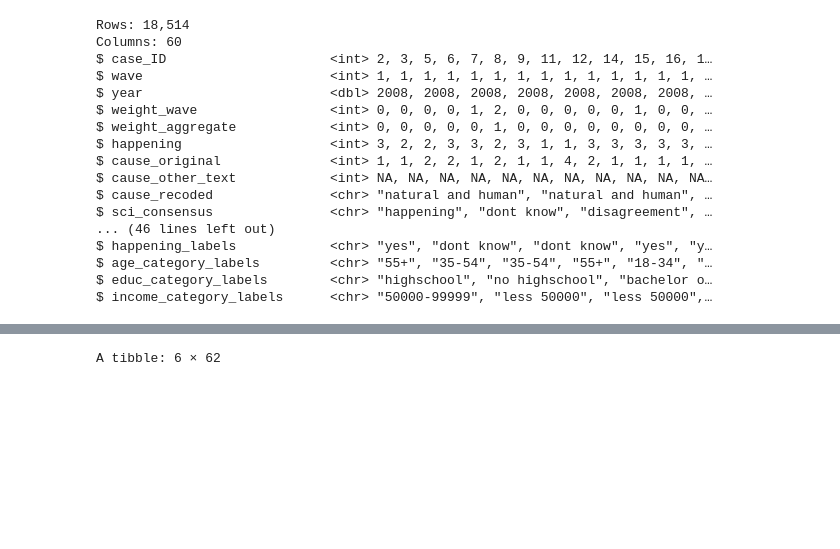
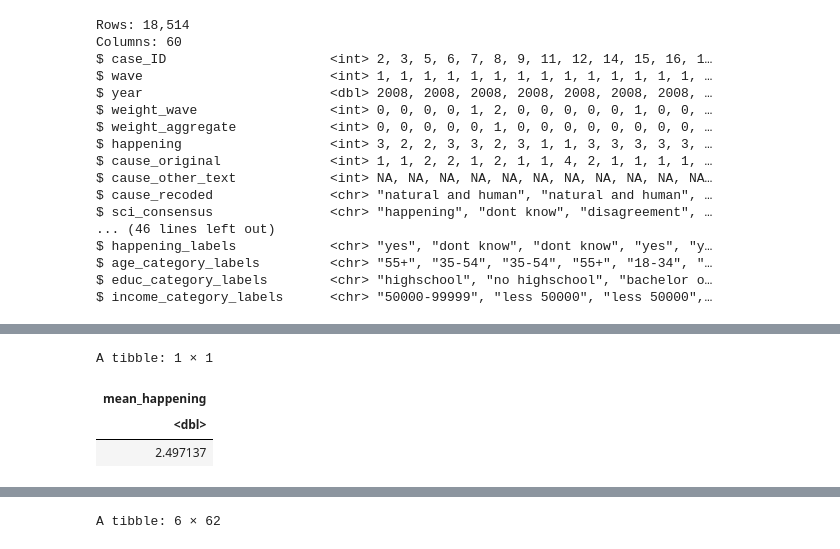
Before and after one commit to ksokratous/r-seminar, a Jupyter notebook: notebooks/wpa4.ipynb, the cells around one changed output, grey strips where cells are left out. Saved outputs shown, nothing was run; the diff lists cells and outputs as text; code cells hidden in the pictures; blank space fills up the shorter version.

```diff
--- a/notebooks/wpa4.ipynb
+++ b/notebooks/wpa4.ipynb
@@ -360,3 +350,11 @@ A tibble: 1 × 11
+# %%
+summarise(survey_data,
+          mean_happening = mean(happening))
+# %% [output]
+A tibble: 1 × 1
+| mean_happening |
+| <dbl> |
+| 2.497137 |
 # %%
 # get summary statistics per group
 grouped_data = group_by(survey_data, year)
```
Also changed, not shown: parts of 24 cells of this notebook, 5 other files.
